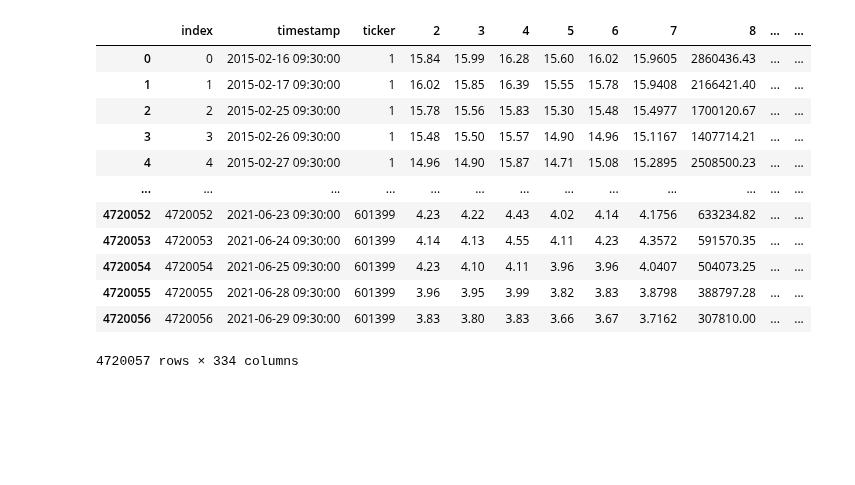
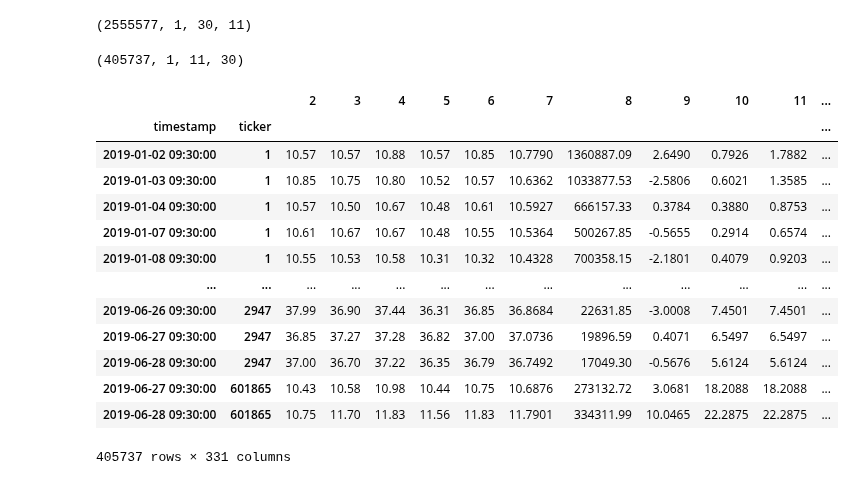
Before and after one commit to June24-Wu/Shannon, a Jupyter notebook: AlphaNet/12.08/Read_Data.ipynb, the cells around one changed output. Saved outputs shown, nothing was run; the diff lists cells and outputs as text; code cells hidden in the pictures; blank space fills up the shorter version.

```diff
--- a/AlphaNet/12.08/Read_Data.ipynb
+++ b/AlphaNet/12.08/Read_Data.ipynb
@@ -34,22 +19,6 @@ time_list = [20190101,20190630,20191231,20200601,20201231,20210630]
 time_start = time_list[0]
 time_end = time_list[1]
 # %%
-train_frame = dataframe_list[dataframe_list['timestamp'] < pd.to_datetime(time_start)]
-test_frame = dataframe_list[(dataframe_list['timestamp'] > pd.to_datetime(time_start))
-                            & (dataframe_list['timestamp'] < pd.to_datetime(time_end))]
+train_frame = dataframe_list[dataframe_list['timestamp'] < pd.to_datetime(str(time_start))]
+test_frame = dataframe_list[(dataframe_list['timestamp'] > pd.to_datetime(str(time_start)))
+                            & (dataframe_list['timestamp'] < pd.to_datetime(str(time_end)))]
-# %%
-dataframe_list
-# %% [output]
-|  | index | timestamp | ticker | 2 | 3 | 4 | 5 | 6 | 7 | 8 | ... | ... |
-| 0 | 0 | 2015-02-16 09:30:00 | 1 | 15.84 | 15.99 | 16.28 | 15.60 | 16.02 | 15.9605 | 2860436.43 | ... | ... |
-| 1 | 1 | 2015-02-17 09:30:00 | 1 | 16.02 | 15.85 | 16.39 | 15.55 | 15.78 | 15.9408 | 2166421.40 | ... | ... |
-| 2 | 2 | 2015-02-25 09:30:00 | 1 | 15.78 | 15.56 | 15.83 | 15.30 | 15.48 | 15.4977 | 1700120.67 | ... | ... |
-| 3 | 3 | 2015-02-26 09:30:00 | 1 | 15.48 | 15.50 | 15.57 | 14.90 | 14.96 | 15.1167 | 1407714.21 | ... | ... |
-| 4 | 4 | 2015-02-27 09:30:00 | 1 | 14.96 | 14.90 | 15.87 | 14.71 | 15.08 | 15.2895 | 2508500.23 | ... | ... |
-| ... | ... | ... | ... | ... | ... | ... | ... | ... | ... | ... | ... | ... |
-| 4720052 | 4720052 | 2021-06-23 09:30:00 | 601399 | 4.23 | 4.22 | 4.43 | 4.02 | 4.14 | 4.1756 | 633234.82 | ... | ... |
-| 4720053 | 4720053 | 2021-06-24 09:30:00 | 601399 | 4.14 | 4.13 | 4.55 | 4.11 | 4.23 | 4.3572 | 591570.35 | ... | ... |
-| 4720054 | 4720054 | 2021-06-25 09:30:00 | 601399 | 4.23 | 4.10 | 4.11 | 3.96 | 3.96 | 4.0407 | 504073.25 | ... | ... |
-| 4720055 | 4720055 | 2021-06-28 09:30:00 | 601399 | 3.96 | 3.95 | 3.99 | 3.82 | 3.83 | 3.8798 | 388797.28 | ... | ... |
-| 4720056 | 4720056 | 2021-06-29 09:30:00 | 601399 | 3.83 | 3.80 | 3.83 | 3.66 | 3.67 | 3.7162 | 307810.00 | ... | ... |
-4720057 rows × 334 columns
@@ -55,0 +29,31 @@ dataframe_list
+# %%
+trainx = np.array(train_frame.drop("target",axis=1))
+trainx = trainx.reshape(trainx.shape[0],1,day,-1)
+trainx.shape
+# %% [output]
+(2555577, 1, 30, 11)
+# %%
+testx = np.array(test_frame.drop("target",axis=1))
+testx = testx.reshape(testx.shape[0],1,day,-1) # x = (153,1,30,9)
+trainy = np.array(train_frame['target']).reshape(-1,1) # x = (153,1,9,30)
+testx = testx.transpose(0,1,3,2) # x = (2555577, 1, 9, 30)
+testx.shape
+# %% [output]
+(405737, 1, 11, 30)
+# %%
+test_frame
+# %% [output]
+|  |  | 2 | 3 | 4 | 5 | 6 | 7 | 8 | 9 | 10 | 11 | ... |
+| timestamp | ticker |  |  |  |  |  |  |  |  |  |  | ... |
+| 2019-01-02 09:30:00 | 1 | 10.57 | 10.57 | 10.88 | 10.57 | 10.85 | 10.7790 | 1360887.09 | 2.6490 | 0.7926 | 1.7882 | ... |
+| 2019-01-03 09:30:00 | 1 | 10.85 | 10.75 | 10.80 | 10.52 | 10.57 | 10.6362 | 1033877.53 | -2.5806 | 0.6021 | 1.3585 | ... |
+| 2019-01-04 09:30:00 | 1 | 10.57 | 10.50 | 10.67 | 10.48 | 10.61 | 10.5927 | 666157.33 | 0.3784 | 0.3880 | 0.8753 | ... |
+| 2019-01-07 09:30:00 | 1 | 10.61 | 10.67 | 10.67 | 10.48 | 10.55 | 10.5364 | 500267.85 | -0.5655 | 0.2914 | 0.6574 | ... |
+| 2019-01-08 09:30:00 | 1 | 10.55 | 10.53 | 10.58 | 10.31 | 10.32 | 10.4328 | 700358.15 | -2.1801 | 0.4079 | 0.9203 | ... |
+| ... | ... | ... | ... | ... | ... | ... | ... | ... | ... | ... | ... | ... |
+| 2019-06-26 09:30:00 | 2947 | 37.99 | 36.90 | 37.44 | 36.31 | 36.85 | 36.8684 | 22631.85 | -3.0008 | 7.4501 | 7.4501 | ... |
+| 2019-06-27 09:30:00 | 2947 | 36.85 | 37.27 | 37.28 | 36.82 | 37.00 | 37.0736 | 19896.59 | 0.4071 | 6.5497 | 6.5497 | ... |
+| 2019-06-28 09:30:00 | 2947 | 37.00 | 36.70 | 37.22 | 36.35 | 36.79 | 36.7492 | 17049.30 | -0.5676 | 5.6124 | 5.6124 | ... |
+| 2019-06-27 09:30:00 | 601865 | 10.43 | 10.58 | 10.98 | 10.44 | 10.75 | 10.6876 | 273132.72 | 3.0681 | 18.2088 | 18.2088 | ... |
+| 2019-06-28 09:30:00 | 601865 | 10.75 | 11.70 | 11.83 | 11.56 | 11.83 | 11.7901 | 334311.99 | 10.0465 | 22.2875 | 22.2875 | ... |
+405737 rows × 331 columns
```
Also changed, not shown: parts of 4 cells of this notebook, 2 other files.
